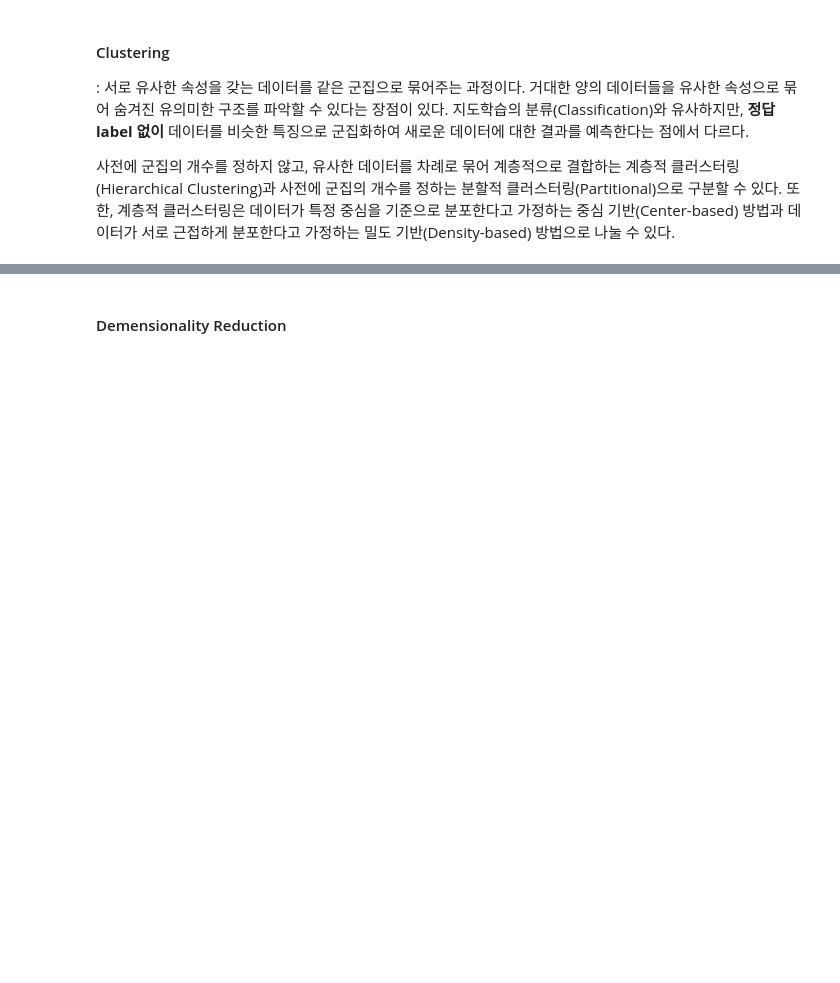
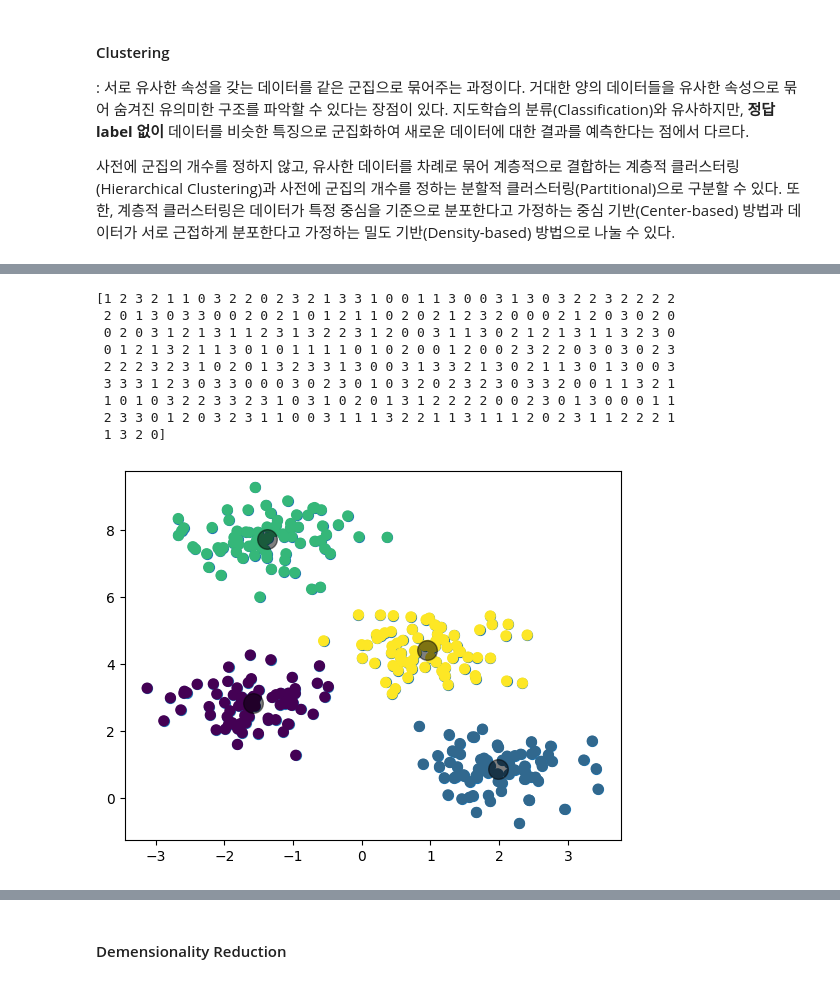
Before and after one commit to DohaLim/artificial-intelligence, a Jupyter notebook: unsupervised_learning.ipynb, the cells around one changed output, grey strips where cells are left out. Drawn from its saved outputs; the diff is of its cells as text; code cells hidden in the pictures; blank space fills up the shorter version.

```diff
--- a/unsupervised_learning.ipynb
+++ b/unsupervised_learning.ipynb
@@ -18,3 +23,33 @@ $𝒙^1, 𝒙^2, … , 𝒙^𝑁$의 샘플에서 hidden stucture을 찾는 방
+# %%
+import matplotlib.pyplot as plt
+from sklearn.cluster import KMeans
+from sklearn.datasets import make_blobs
+
+X, y_true = make_blobs(n_samples=300, centers=4,
+                       cluster_std=0.60, random_state=0)
+plt.scatter(X[:, 0], X[:, 1], s=50)
+
+kmeans = KMeans(n_clusters=4)
+kmeans.fit(X)
+y_kmeans = kmeans.predict(X)
+print(y_kmeans)
+
+plt.scatter(X[:, 0], X[:, 1], c=y_kmeans, s=50, cmap='viridis')
+
+centers = kmeans.cluster_centers_
+plt.scatter(centers[:, 0], centers[:, 1], c='black', s=200, alpha=0.5);
+plt.show()
+# %% [output]
+[1 2 3 2 1 1 0 3 2 2 0 2 3 2 1 3 3 1 0 0 1 1 3 0 0 3 1 3 0 3 2 2 3 2 2 2 2
+ 2 0 1 3 0 3 3 0 0 2 0 2 1 0 1 2 1 1 0 2 0 2 1 2 3 2 0 0 0 2 1 2 0 3 0 2 0
+ 0 2 0 3 1 2 1 3 1 1 2 3 1 3 2 2 3 1 2 0 0 3 1 1 3 0 2 1 2 1 3 1 1 3 2 3 0
+ 0 1 2 1 3 2 1 1 3 0 1 0 1 1 1 1 0 1 0 2 0 0 1 2 0 0 2 3 2 2 0 3 0 3 0 2 3
+ 2 2 2 3 2 3 1 0 2 0 1 3 2 3 3 1 3 0 0 3 1 3 3 2 1 3 0 2 1 1 3 0 1 3 0 0 3
+ 3 3 3 1 2 3 0 3 3 0 0 0 3 0 2 3 0 1 0 3 2 0 2 3 2 3 0 3 3 2 0 0 1 1 3 2 1
+ 1 0 1 0 3 2 2 3 3 2 3 1 0 3 1 0 2 0 1 3 1 2 2 2 2 0 0 2 3 0 1 3 0 0 0 1 1
+ 2 3 3 0 1 2 0 3 2 3 1 1 0 0 3 1 1 1 3 2 2 1 1 3 1 1 1 2 0 2 3 1 1 2 2 2 1
+ 1 3 2 0]
+[figure, added]
 # %% [markdown]
 ##### DBSCAN
 
```
Also changed, not shown: parts of 2 cells of this notebook, 2 other files.
